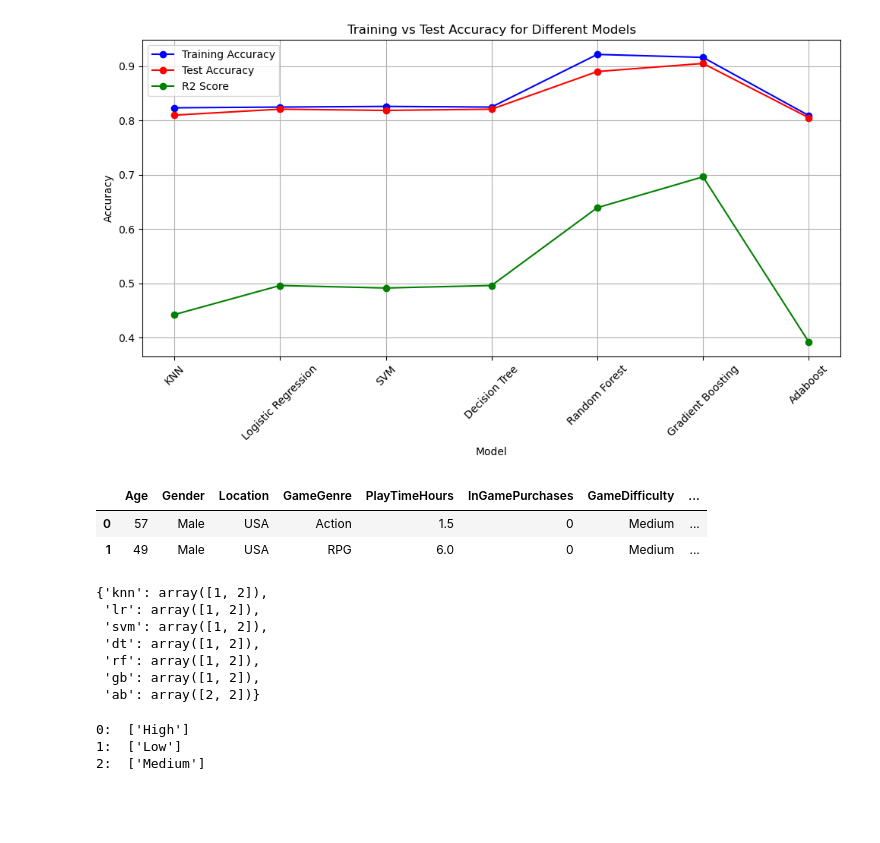
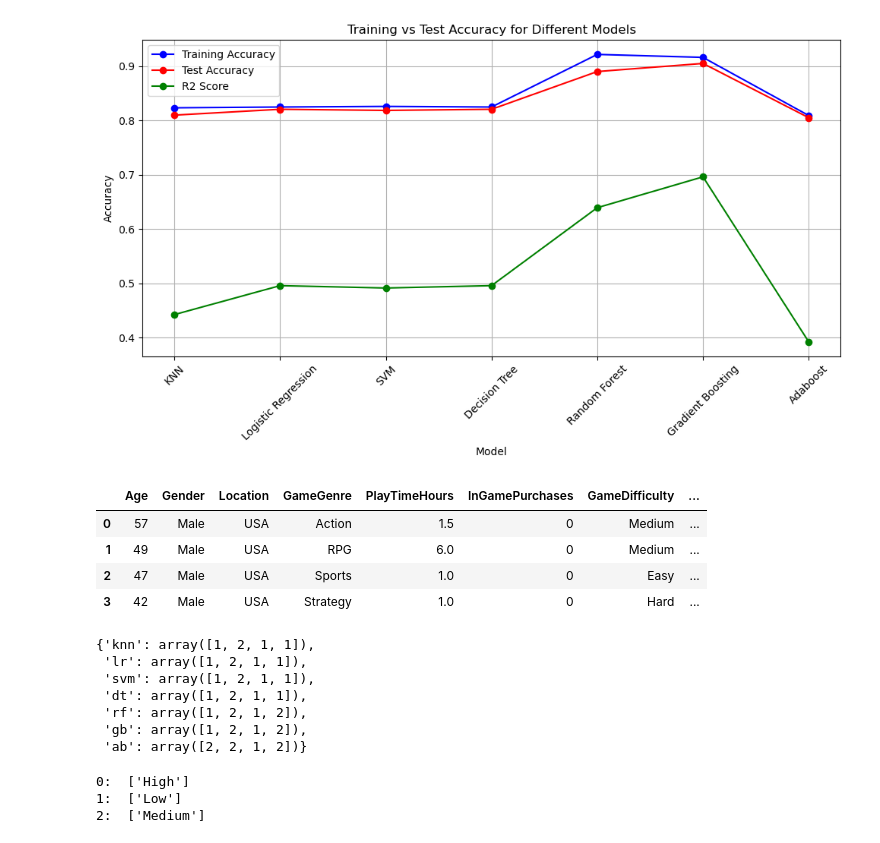
Before and after one commit to LaserLon/Project2, a Jupyter notebook: Project2/model_analysis_final.ipynb, the cells around one changed output. Saved outputs shown, nothing was run; the diff lists cells and outputs as text; code cells hidden in the pictures; blank space fills up the shorter version.

```diff
--- a/Project2/model_analysis_final.ipynb
+++ b/Project2/model_analysis_final.ipynb
@@ -252,7 +252,7 @@ plt.show()
 
 df_lm = pd.DataFrame(columns=X.columns)
 
-
+# Mike S.
 new_row1 = {
 'Age'
 : 57,
@@ -277,39 +277,93 @@ new_row1 = {
 'AchievementsUnlocked'
 :8}
 
-
+# Lonnie
 new_row2 = {
 'Age'
 : 49,
 'Gender'
 : 'Male',
 'Location'
 : 'USA',
  'GameGenre'
 : 'RPG',
 'PlayTimeHours'
 : 6,
 'InGamePurchases'
 : 0,
 'GameDifficulty'
 : 'Medium',
 'SessionsPerWeek'
 : 5,
 'AvgSessionDurationMinutes'
 :180,
 'PlayerLevel'
 :20,
 'AchievementsUnlocked'
 :50}
 
+# Joe
+new_row3 = {
+'Age'
+: 47,
+'Gender'
+: 'Male',
+'Location'
+: 'USA',
+ 'GameGenre'
+: 'Sports',
+'PlayTimeHours'
+: 1,
+'InGamePurchases'
+: 0,
+'GameDifficulty'
+: 'Easy',
+'SessionsPerWeek'
+: .001,
+'AvgSessionDurationMinutes'
+:30,
+'PlayerLevel'
+:1,
+'AchievementsUnlocked'
+:0}
+
+# Mike
+new_row4 = {
+'Age'
+: 42,
+'Gender'
+: 'Male',
+'Location'
+: 'USA',
+ 'GameGenre'
+: 'Strategy',
+'PlayTimeHours'
+: 1,
+'InGamePurchases'
+: 0,
+'GameDifficulty'
+: 'Hard',
+'SessionsPerWeek'
+: 6,
+'AvgSessionDurationMinutes'
+:60,
+'PlayerLevel'
+:0,
+'AchievementsUnlocked'
+:0}
+
+
 df_lm.loc[len(df_lm)] = new_row1
 df_lm.loc[len(df_lm)] = new_row2
-
+df_lm.loc[len(df_lm)] = new_row3
+df_lm.loc[len(df_lm)] = new_row4
 df_lm
 # %% [output]
 |  | Age | Gender | Location | GameGenre | PlayTimeHours | InGamePurchases | GameDifficulty | ... |
 | 0 | 57 | Male | USA | Action | 1.5 | 0 | Medium | ... |
 | 1 | 49 | Male | USA | RPG | 6.0 | 0 | Medium | ... |
+| 2 | 47 | Male | USA | Sports | 1.0 | 0 | Easy | ... |
+| 3 | 42 | Male | USA | Strategy | 1.0 | 0 | Hard | ... |
 # %%
 # Prepare the data frame
 df_lm_processed = prep_df(df_lm, False)
@@ -327,13 +381,13 @@ y_result = {
     }
 y_result
 # %% [output]
-{'knn': array([1, 2]),
- 'lr': array([1, 2]),
- 'svm': array([1, 2]),
- 'dt': array([1, 2]),
- 'rf': array([1, 2]),
- 'gb': array([1, 2]),
- 'ab': array([2, 2])}
+{'knn': array([1, 2, 1, 1]),
+ 'lr': array([1, 2, 1, 1]),
+ 'svm': array([1, 2, 1, 1]),
+ 'dt': array([1, 2, 1, 1]),
+ 'rf': array([1, 2, 1, 2]),
+ 'gb': array([1, 2, 1, 2]),
+ 'ab': array([2, 2, 1, 2])}
 # %%
 # lookup classes by number
 items = range(0, 3, 1)
```
Also changed, not shown: parts of 2 cells of this notebook.
